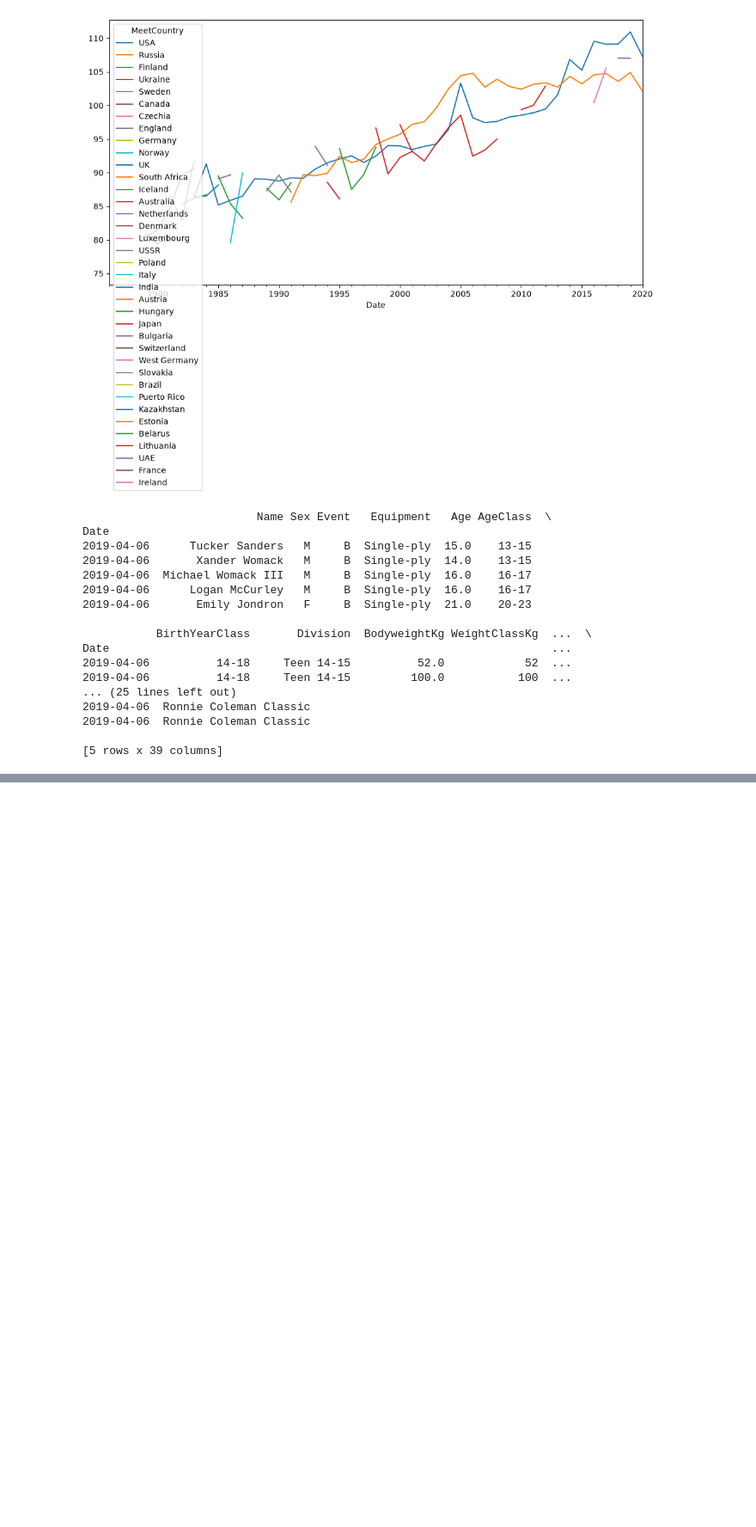
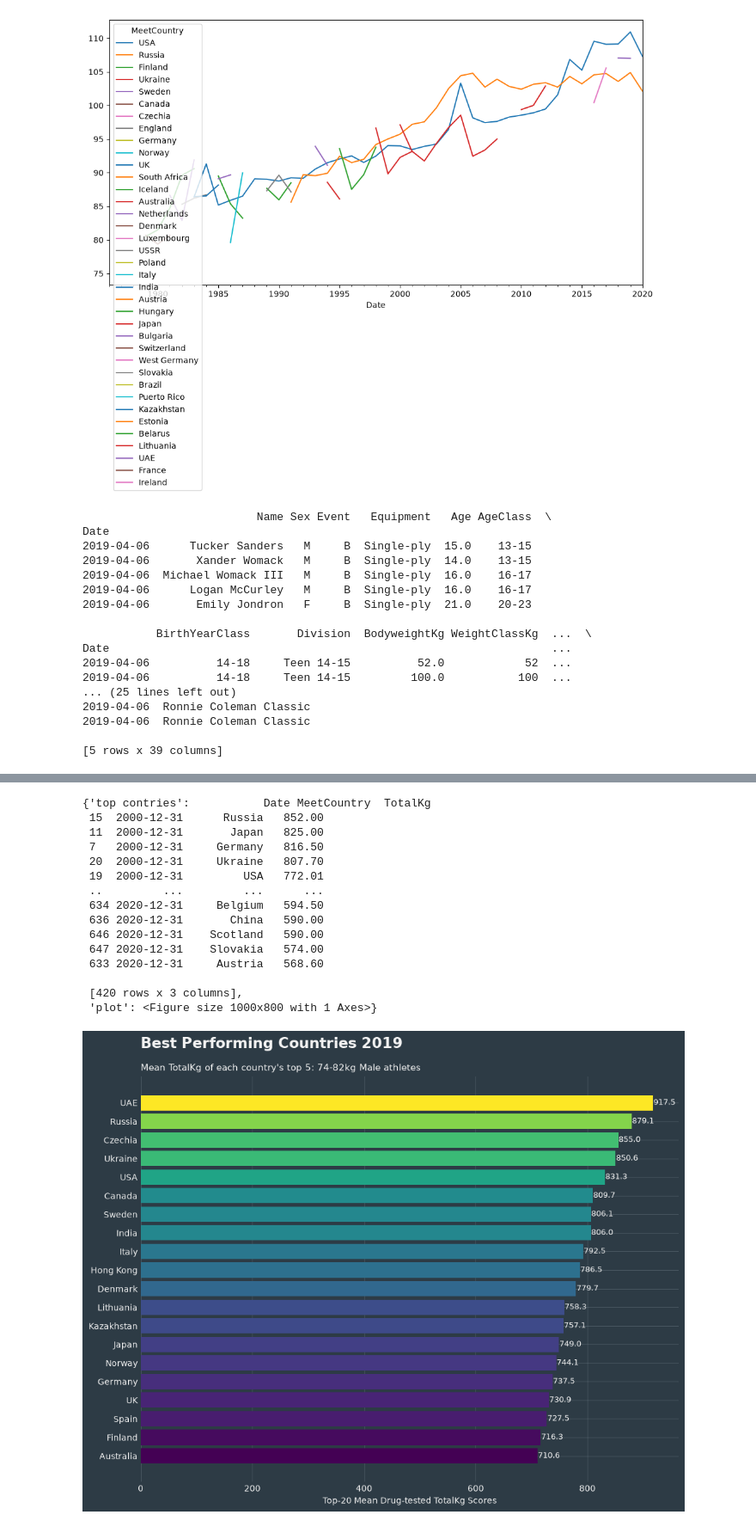
Before and after one commit to andreoerum-cmd/Data-Visualizing-Powerlifting-, a Jupyter notebook: PowerliftingVisualAcer.ipynb, the cells around one changed output, grey strips where cells are left out. Shown at 86% size. Cells and saved outputs as stored; diff of their text form; code cells hidden in the pictures; blank space fills up the shorter version.

```diff
--- a/PowerliftingVisualAcer.ipynb
+++ b/PowerliftingVisualAcer.ipynb
@@ -474,0 +800,19 @@ Top_Countries_By_WeightClass_And_Year("TotalKg",'BodyweightGroupWomen', 10, 3)
+# %%
+Top_Countries_By_WeightClass_And_Year("TotalKg", "74-82kg", 5, 20, 2019)
+# %% [output]
+{'top contries':           Date MeetCountry  TotalKg
+ 15  2000-12-31      Russia   852.00
+ 11  2000-12-31       Japan   825.00
+ 7   2000-12-31     Germany   816.50
+ 20  2000-12-31     Ukraine   807.70
+ 19  2000-12-31         USA   772.01
+ ..         ...         ...      ...
+ 634 2020-12-31     Belgium   594.50
+ 636 2020-12-31       China   590.00
+ 646 2020-12-31    Scotland   590.00
+ 647 2020-12-31    Slovakia   574.00
+ 633 2020-12-31     Austria   568.60
+
+ [420 rows x 3 columns],
+ 'plot': <Figure size 1000x800 with 1 Axes>}
+[figure, added]
```
Also changed, not shown: parts of 9 cells of this notebook.
